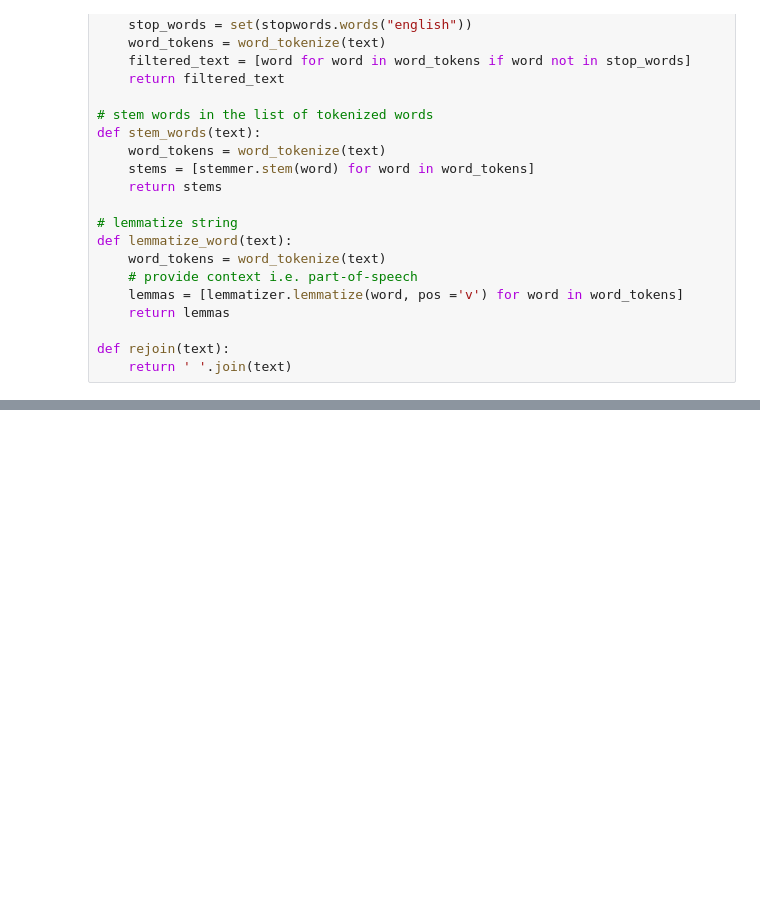
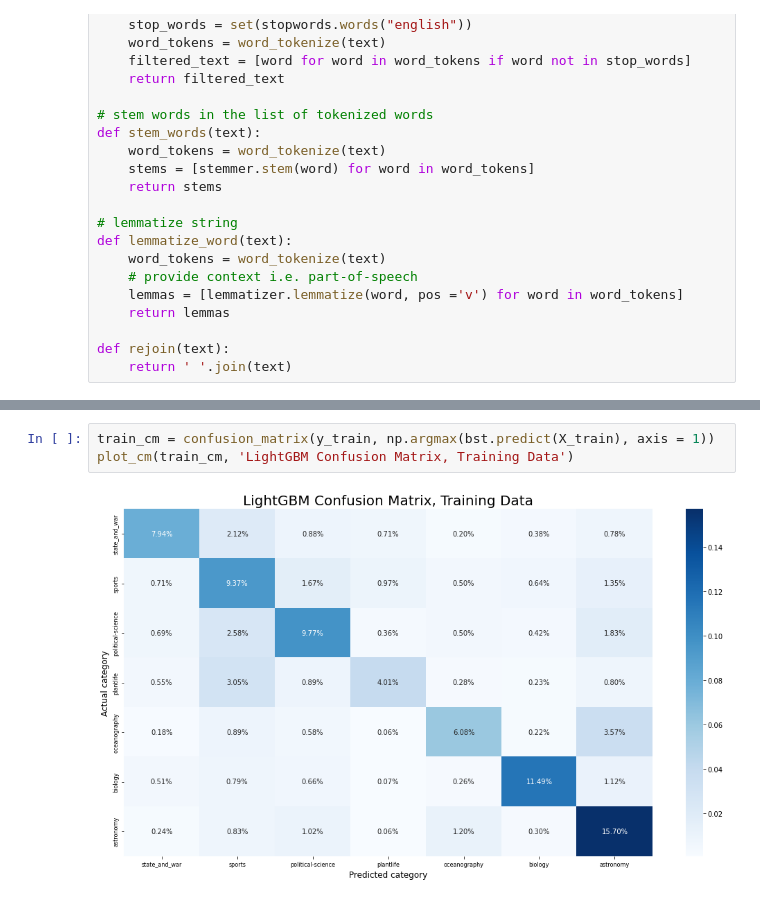
Before and after one commit to uva-ds6050-su22-g6/model, a Jupyter notebook: lightgbt-baseline.ipynb, the cells around one changed output, grey strips where cells are left out. Saved outputs shown, nothing was run; the diff lists cells and outputs as text; blank space fills up the shorter version.

```diff
--- a/lightgbt-baseline.ipynb
+++ b/lightgbt-baseline.ipynb
@@ -105,0 +179,5 @@ y_pred = np.argmax(y_pred, axis=1)
+# %%
+train_cm = confusion_matrix(y_train, np.argmax(bst.predict(X_train), axis = 1))
+plot_cm(train_cm, 'LightGBM Confusion Matrix, Training Data')
+# %% [output]
+[figure, added]
```
Also changed, not shown: parts of 14 cells of this notebook, 2 other files.
